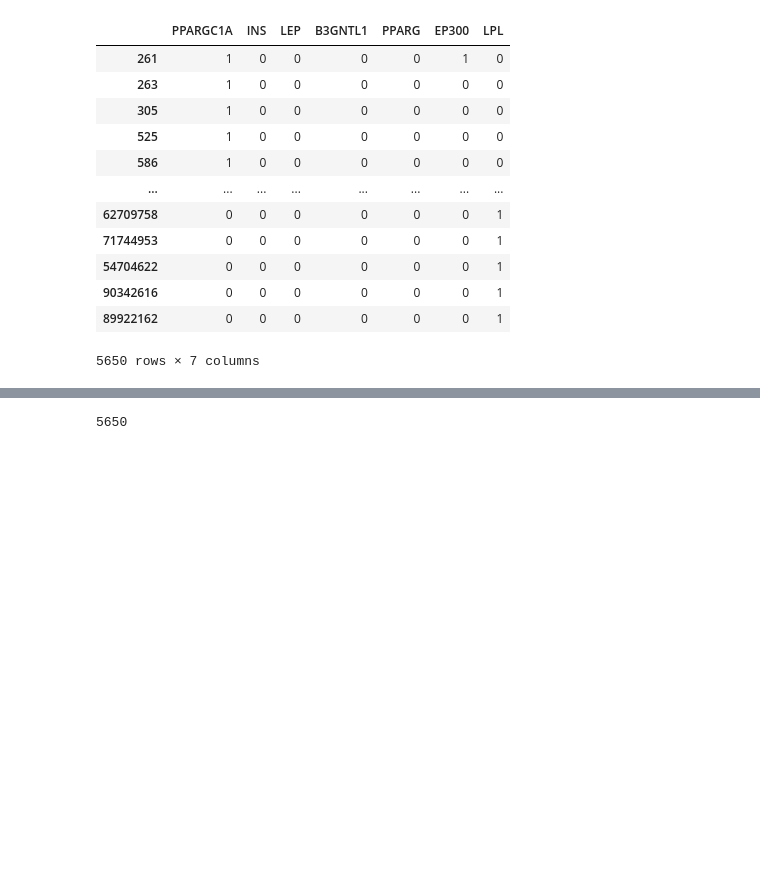
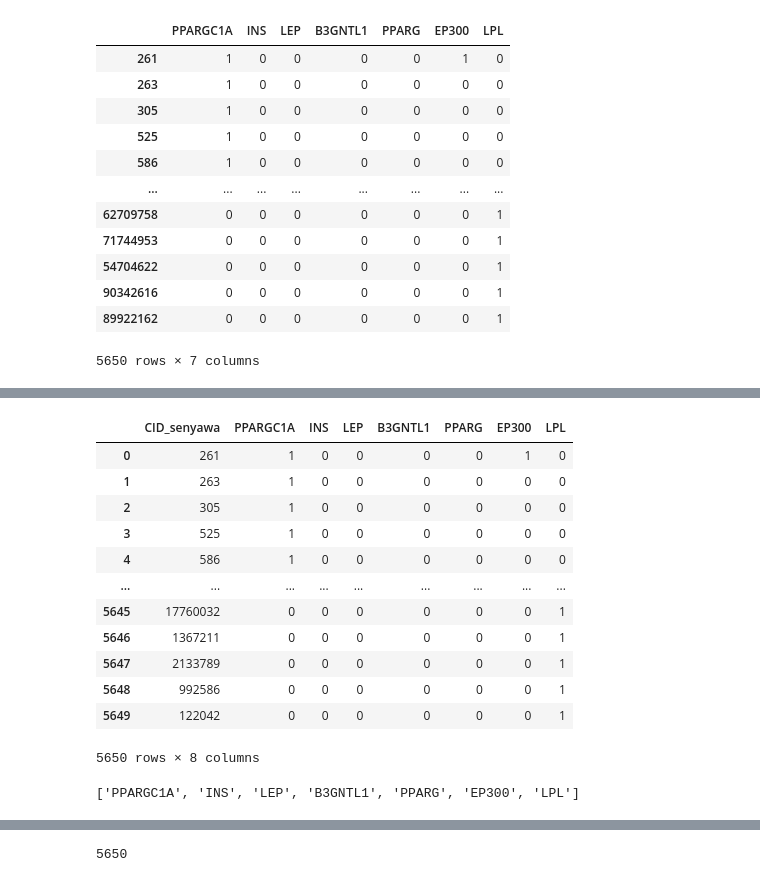
Before and after one commit to fadilrisdian/skripsi-fadil, a Jupyter notebook: 2. Feature Engineering.ipynb, the cells around one changed output, grey strips where cells are left out. Drawn from its saved outputs; the diff is of its cells as text; code cells hidden in the pictures; blank space fills up the shorter version.

```diff
--- a/2. Feature Engineering.ipynb
+++ b/2. Feature Engineering.ipynb
@@ -311,0 +335,24 @@ array_class.to_csv('dataset/final/kelas_data.csv', index=False)
+# %%
+first_column = df_vis.pop('CID_senyawa')
+df_vis.insert(0, 'CID_senyawa', first_column)
+df_vis
+# %% [output]
+|  | CID_senyawa | PPARGC1A | INS | LEP | B3GNTL1 | PPARG | EP300 | LPL |
+| 0 | 261 | 1 | 0 | 0 | 0 | 0 | 1 | 0 |
+| 1 | 263 | 1 | 0 | 0 | 0 | 0 | 0 | 0 |
+| 2 | 305 | 1 | 0 | 0 | 0 | 0 | 0 | 0 |
+| 3 | 525 | 1 | 0 | 0 | 0 | 0 | 0 | 0 |
+| 4 | 586 | 1 | 0 | 0 | 0 | 0 | 0 | 0 |
+| ... | ... | ... | ... | ... | ... | ... | ... | ... |
+| 5645 | 17760032 | 0 | 0 | 0 | 0 | 0 | 0 | 1 |
+| 5646 | 1367211 | 0 | 0 | 0 | 0 | 0 | 0 | 1 |
+| 5647 | 2133789 | 0 | 0 | 0 | 0 | 0 | 0 | 1 |
+| 5648 | 992586 | 0 | 0 | 0 | 0 | 0 | 0 | 1 |
+| 5649 | 122042 | 0 | 0 | 0 | 0 | 0 | 0 | 1 |
+5650 rows × 8 columns
+# %%
+categories = list(df_vis.columns.values)
+categories = categories[1:]
+print(categories)
+# %% [output]
+['PPARGC1A', 'INS', 'LEP', 'B3GNTL1', 'PPARG', 'EP300', 'LPL']
```
Also changed, not shown: parts of 15 cells of this notebook, 1 other file.
